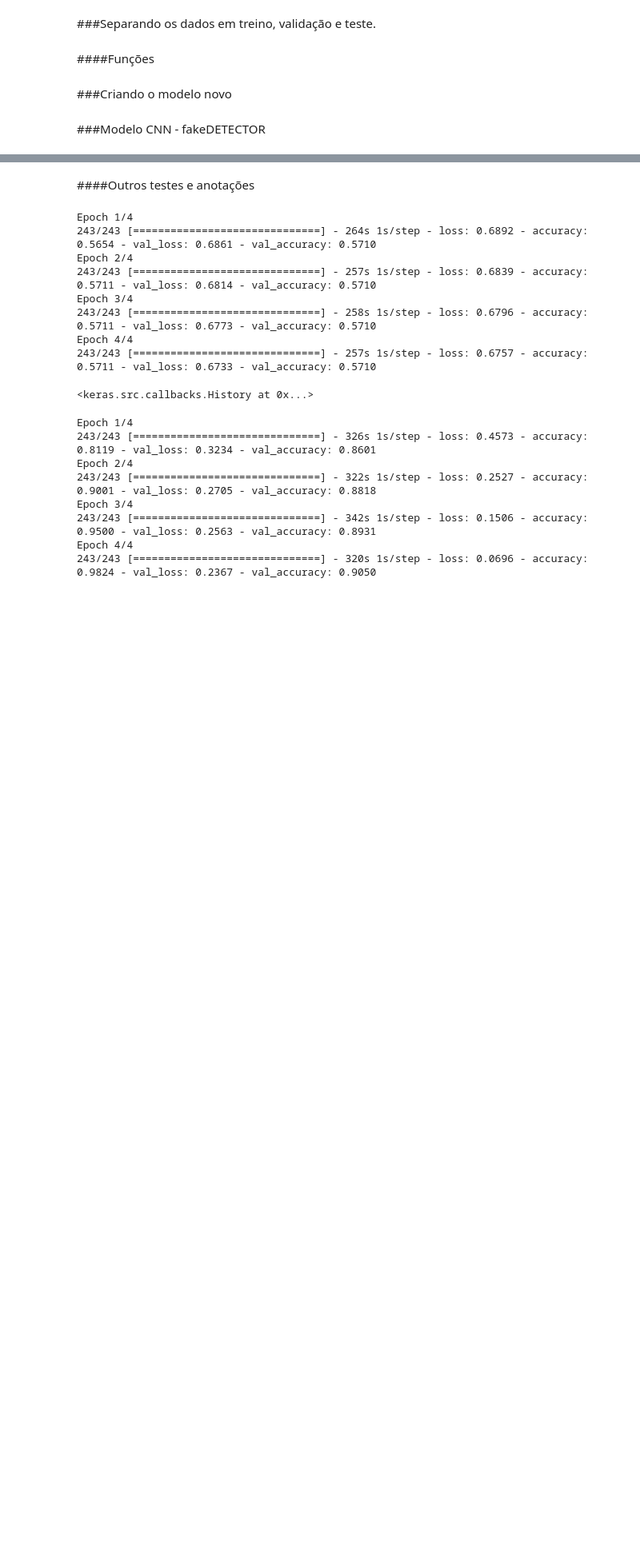
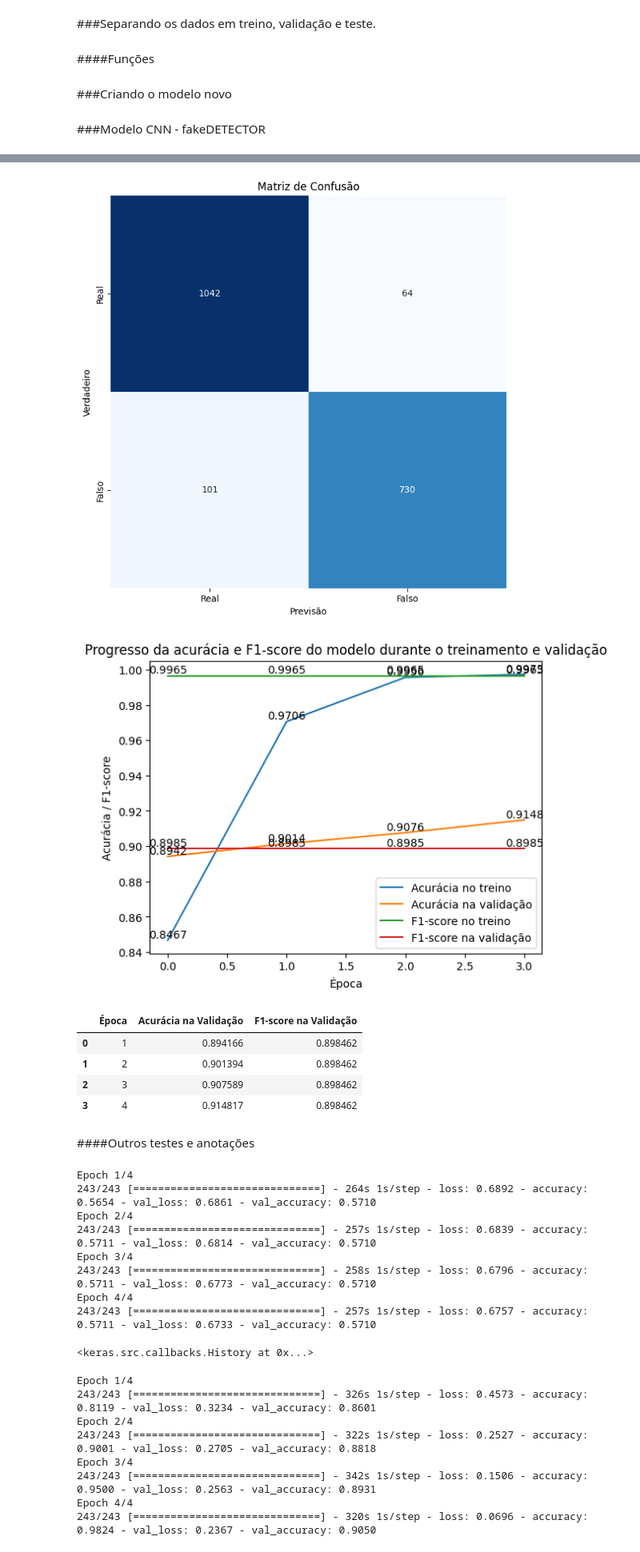
Before and after one commit to Edvandro-Nogueira/TCC-Univesp, a Jupyter notebook: TCC_Modelo_fakeDETECTOR.ipynb, the cells around one changed output, grey strips where cells are left out. Shown: that part at 80% size. Drawn from its saved outputs; the diff is of its cells as text; code cells hidden in the pictures; blank space fills up the shorter version.

```diff
--- a/TCC_Modelo_fakeDETECTOR.ipynb
+++ b/TCC_Modelo_fakeDETECTOR.ipynb
@@ -382,0 +313,16 @@ plt.show()
+# %%
+#Obter os valores de F1-score
+train_f1_scores, val_f1_scores = f1_score_metrics(fakeDETECTOR2, history2)
+
+#Métrica de avaliação do modelo
+print(metrics(fakeDETECTOR2))
+
+# Plotar  matriz de confusão
+matriz_confusão(fakeDETECTOR2)
+
+# Plotar as metricas em cada época
+plot_progresso(fakeDETECTOR2, history2)
+
+#Resultado em um dataframe
+results_toDataframe(history2, fakeDETECTOR2)
+# %% [output]
@@ -383,3 +348,10 @@ plt.show()
+[figure, added]
+[figure, added]
+|  | Época | Acurácia na Validação | F1-score na Validação |
+| 0 | 1 | 0.894166 | 0.898462 |
+| 1 | 2 | 0.901394 | 0.898462 |
+| 2 | 3 | 0.907589 | 0.898462 |
+| 3 | 4 | 0.914817 | 0.898462 |
 # %% [markdown]
 ####Outros testes e anotações
 # %%
```
Also changed, not shown: parts of 18 cells of this notebook.
